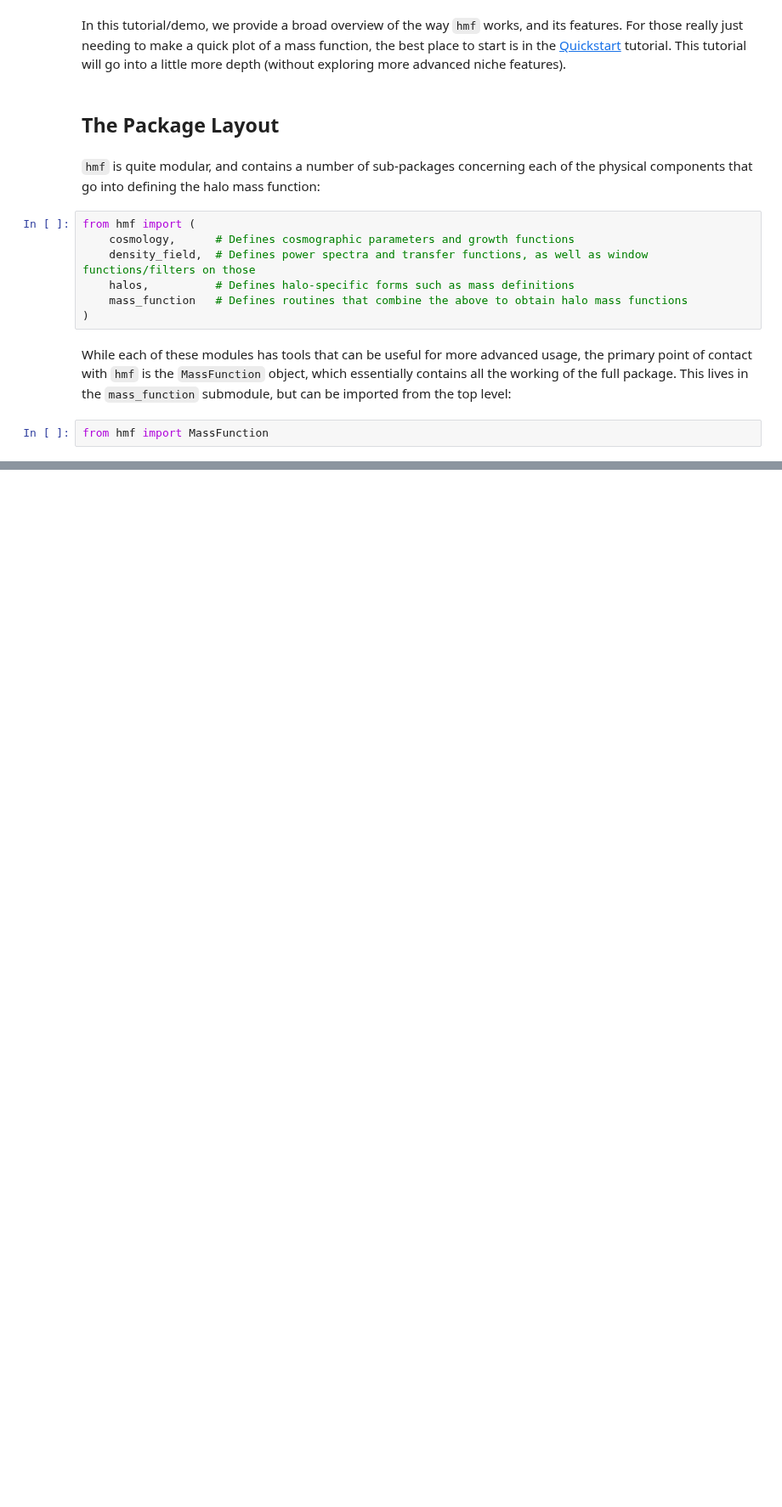
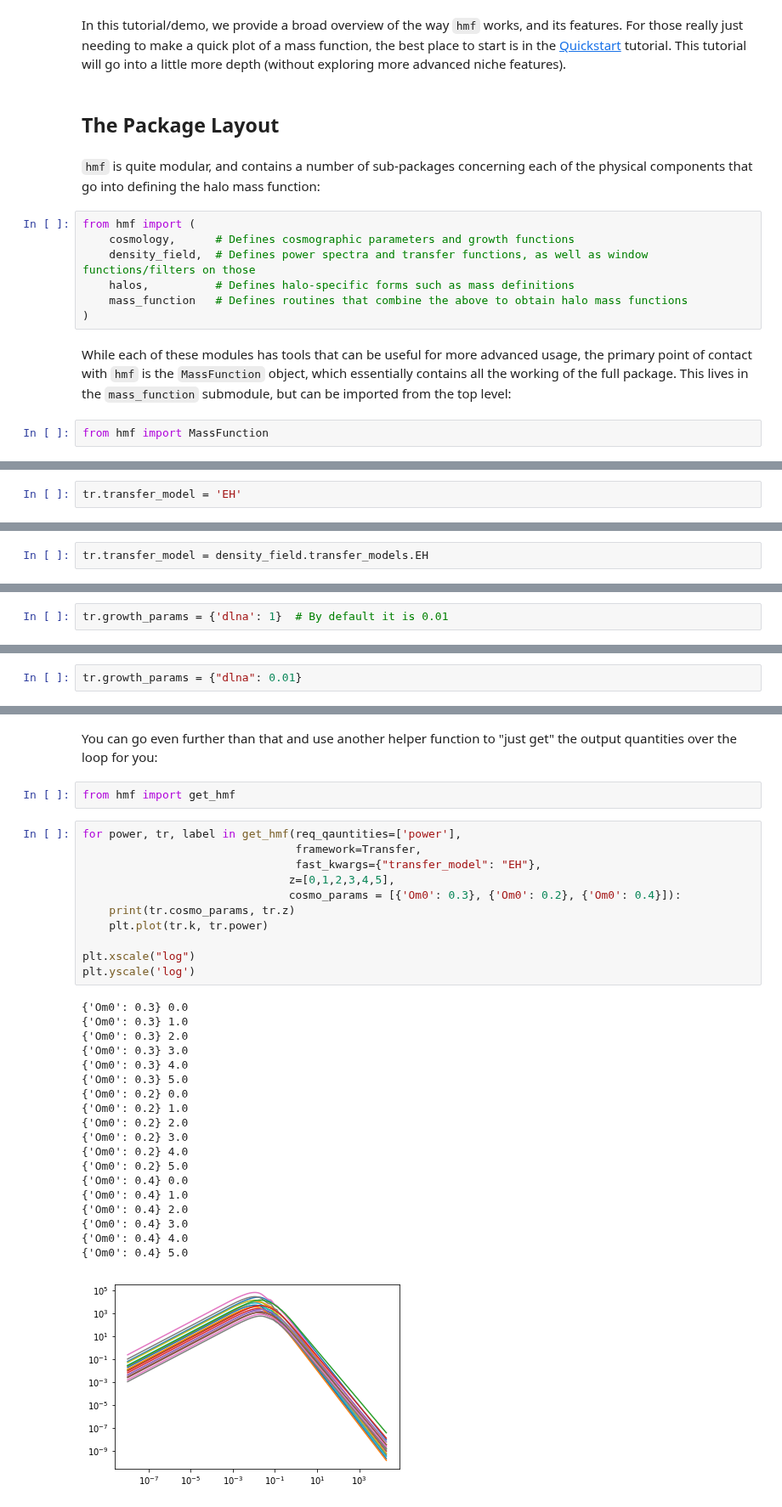
Before and after one commit to halomod/hmf, a Jupyter notebook: docs/examples/broad_overview.ipynb, the cells around one changed output, grey strips where cells are left out. Shown at 85% size. Saved outputs shown, nothing was run; the diff lists cells and outputs as text; blank space fills up the shorter version.

```diff
--- a/docs/examples/broad_overview.ipynb
+++ b/docs/examples/broad_overview.ipynb
@@ -20,0 +171,2 @@ from hmf import MassFunction
+# %%
+tr.transfer_model = 'EH'
@@ -20,0 +175,2 @@ from hmf import MassFunction
+# %%
+tr.transfer_model = density_field.transfer_models.EH
@@ -20,0 +202,2 @@ from hmf import MassFunction
+# %%
+tr.growth_params = {'dlna': 1}  # By default it is 0.01
@@ -20,0 +212,2 @@ from hmf import MassFunction
+# %%
+tr.growth_params = {"dlna": 0.01}
@@ -20,0 +257,35 @@ from hmf import MassFunction
+# %% [markdown]
+You can go even further than that and use another helper function to "just get" the output quantities over the loop for you:
+# %%
+from hmf import get_hmf
+# %%
+for power, tr, label in get_hmf(req_qauntities=['power'],
+                                framework=Transfer,
+                                fast_kwargs={"transfer_model": "EH"},
+                               z=[0,1,2,3,4,5],
+                               cosmo_params = [{'Om0': 0.3}, {'Om0': 0.2}, {'Om0': 0.4}]):
+    print(tr.cosmo_params, tr.z)
+    plt.plot(tr.k, tr.power)
+
+plt.xscale("log")
+plt.yscale('log')
+# %% [output]
+{'Om0': 0.3} 0.0
+{'Om0': 0.3} 1.0
+{'Om0': 0.3} 2.0
+{'Om0': 0.3} 3.0
+{'Om0': 0.3} 4.0
+{'Om0': 0.3} 5.0
+{'Om0': 0.2} 0.0
+{'Om0': 0.2} 1.0
+{'Om0': 0.2} 2.0
+{'Om0': 0.2} 3.0
+{'Om0': 0.2} 4.0
+{'Om0': 0.2} 5.0
+{'Om0': 0.4} 0.0
+{'Om0': 0.4} 1.0
+{'Om0': 0.4} 2.0
+{'Om0': 0.4} 3.0
+{'Om0': 0.4} 4.0
+{'Om0': 0.4} 5.0
+[figure, added]
```
Also changed, not shown: parts of 50 cells of this notebook, 1 other file.
